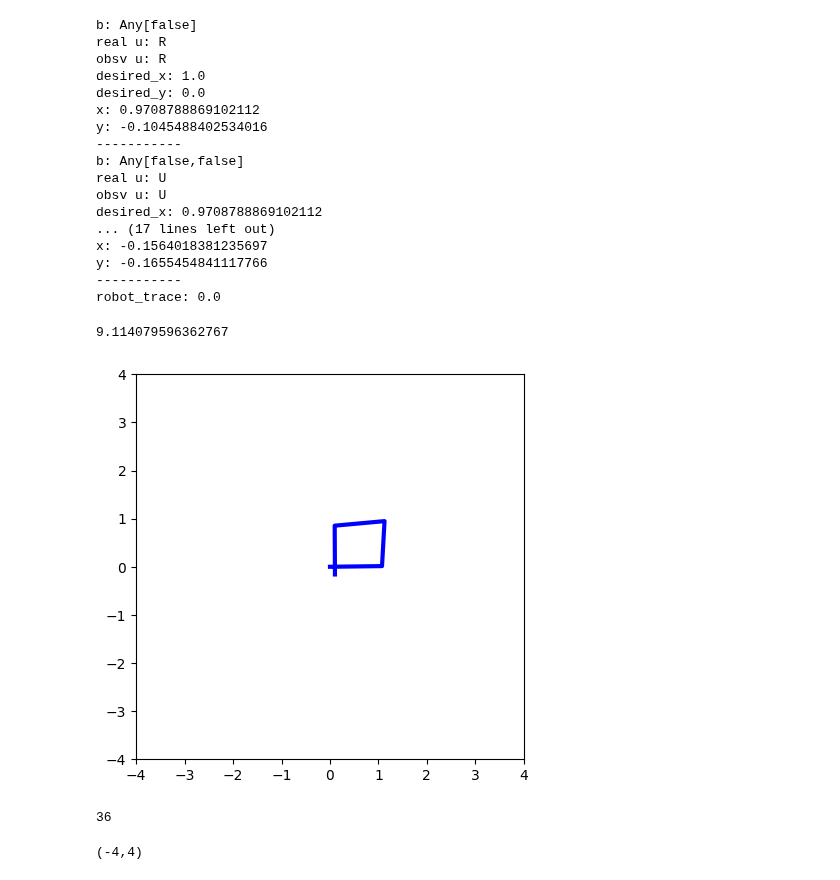
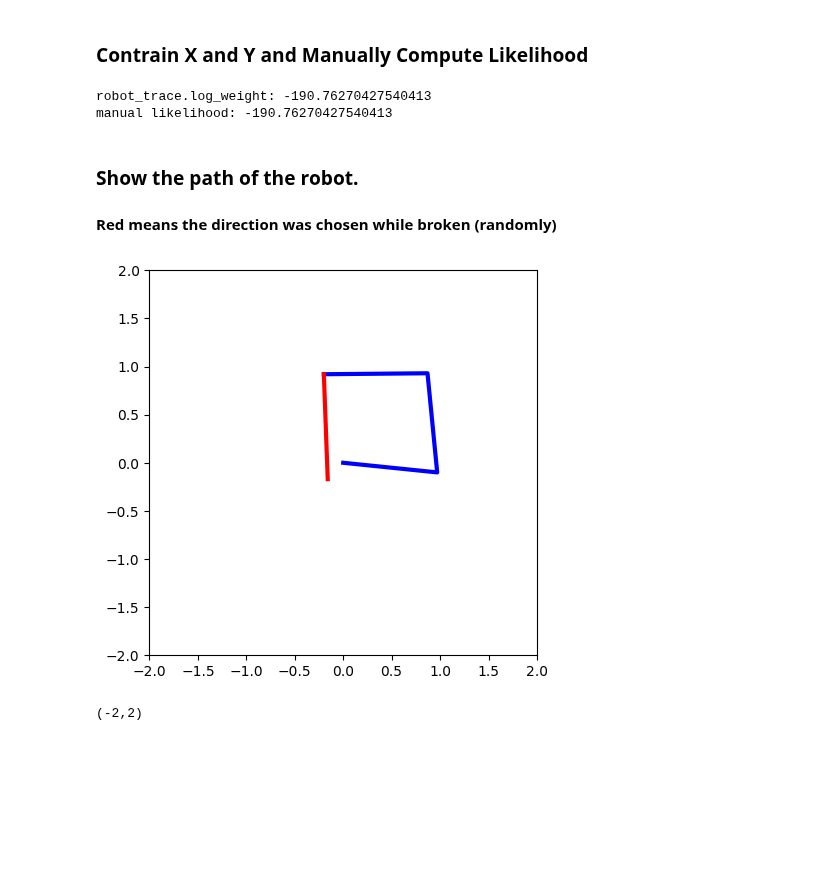
Before and after one commit to probcomp/GenExperimental.jl, a Jupyter notebook: examples/control_robot/ControlRobotExample.ipynb, the cells around one changed output. Drawn from its saved outputs; the diff is of its cells as text; code cells hidden in the pictures; blank space fills up the shorter version.

Commit message:
Adding Control Robot Example

```diff
--- a/examples/control_robot/ControlRobotExample.ipynb
+++ b/examples/control_robot/ControlRobotExample.ipynb
@@ -67,67 +70,65 @@ controlled_robot_program (generic function with 2 methods)
-# %%
-u = ["R","U","L","D"]
-robot_trace = Trace()
-controlled_robot_program(robot_trace, u)
-println("robot_trace: $(robot_trace.log_weight)")
-# %% [output]
-b: Any[false]
-real u: R
-obsv u: R
-desired_x: 1.0
-desired_y: 0.0
-x: 0.9708788869102112
-y: -0.1045488402534016
------------
-b: Any[false,false]
-real u: U
-obsv u: U
-desired_x: 0.9708788869102112
-... (17 lines left out)
-x: -0.1564018381235697
-y: -0.1655454841117766
------------
-robot_trace: 0.0
+# %% [markdown]
+### Contrain X and Y and Manually Compute Likelihood
 # %%
-using Distributions
+#---------------------------------
+#Run Program and show log_weight
+#---------------------------------
 
-P = log(0.8)+log(0.8)+log(0.8)+log(0.8)
-dx = [1.0,0.9708788869102112,-0.12686851040992142,-0.2006951712538078]
-dy = [0.0,0.8954511597465984,0.931469038872878,-0.07769233934156328]
-rx = map((i) -> robot_trace["x$i"], 1:length(u))
-ry = map((i) -> robot_trace["y$i"], 1:length(u))
-for i=1:4
-    P += logpdf(Normal(dx[i], 0.075), rx[i])
-    P += logpdf(Normal(dy[i], 0.075), ry[i])
+u = ["R","U","L","D"]
+robot_trace = Trace()
+
+xs = [0.97,0.87,-0.20,-0.16]
+ys = [-0.10, 0.93, 0.92, -0.17]
+
+for i=1:length(u)
+    robot_trace["x$i"] = xs[i]
+    robot_trace["y$i"] = ys[i]
 end
 
-println(P)
+dxs, dys = controlled_robot_program(robot_trace, u)
+println("robot_trace.log_weight: $(robot_trace.log_weight)")
+
+#---------------------------------
+#Compute the likelihood manually
+#---------------------------------
+
+P=0
+for i=1:4
+    P += logpdf(Normal(dxs[i], 0.075), xs[i])
+    P += logpdf(Normal(dys[i], 0.075), ys[i])
+end
+
+println("manual likelihood: $P")
 # %% [output]
-9.114079596362767
+robot_trace.log_weight: -190.76270427540413
+manual likelihood: -190.76270427540413
+# %% [markdown]
+### Show the path of the robot.
+
+#### Red means the direction was chosen while broken (randomly)
 # %%
-println(length(observed_xs))
 plt[:figure](figsize=(5, 5))
 
 zero_start_xs = [0.]
 zero_start_ys = [0.]
 
 zero_start_xs = vcat(zero_start_xs, map((i) -> robot_trace["x$i"], 1:length(u)))
 zero_start_ys = vcat(zero_start_ys, map((i) -> robot_trace["y$i"], 1:length(u)))
 
 bs = map((i) -> robot_trace["b$i"], 1:length(u))
 broken_index = findfirst(bs, true)
 if broken_index != 0
     plt[:plot](zero_start_xs[1:broken_index], zero_start_ys[1:broken_index], color="blue", lw=3)
     plt[:plot](zero_start_xs[broken_index:end], zero_start_ys[broken_index:end], color="red", lw=3)
 else
     plt[:plot](zero_start_xs, zero_start_ys, color="blue", lw=3)
 end
 
-plt[:xlim](-4,4)
-plt[:ylim](-4,4)
+plt[:xlim](-2,2)
+plt[:ylim](-2,2)
 # %% [output]
-[figure, old version]
+[figure, new version]
-36
+(-2,2)
-(-4,4)
 # %%
 function render_observed_path_trace(trace::Trace,
                                          xs::Array{Float64,1}, ys::Array{Float64,1},
```
Also changed, not shown: parts of 11 cells of this notebook.
